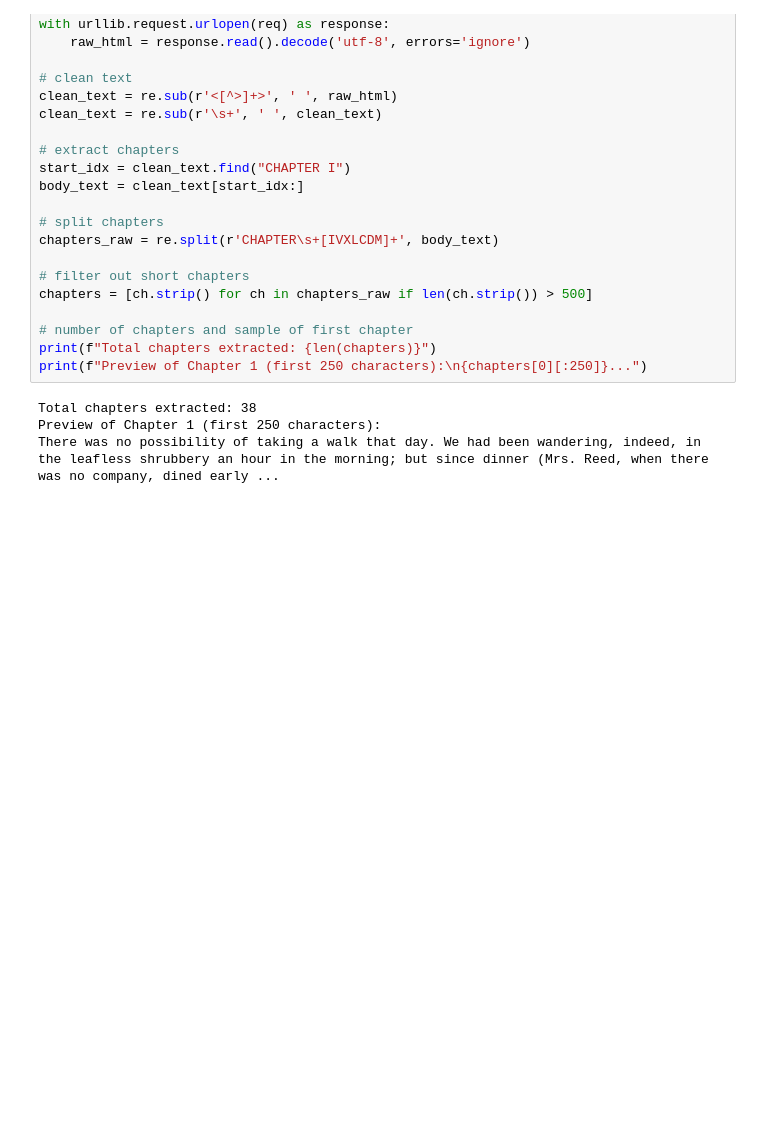
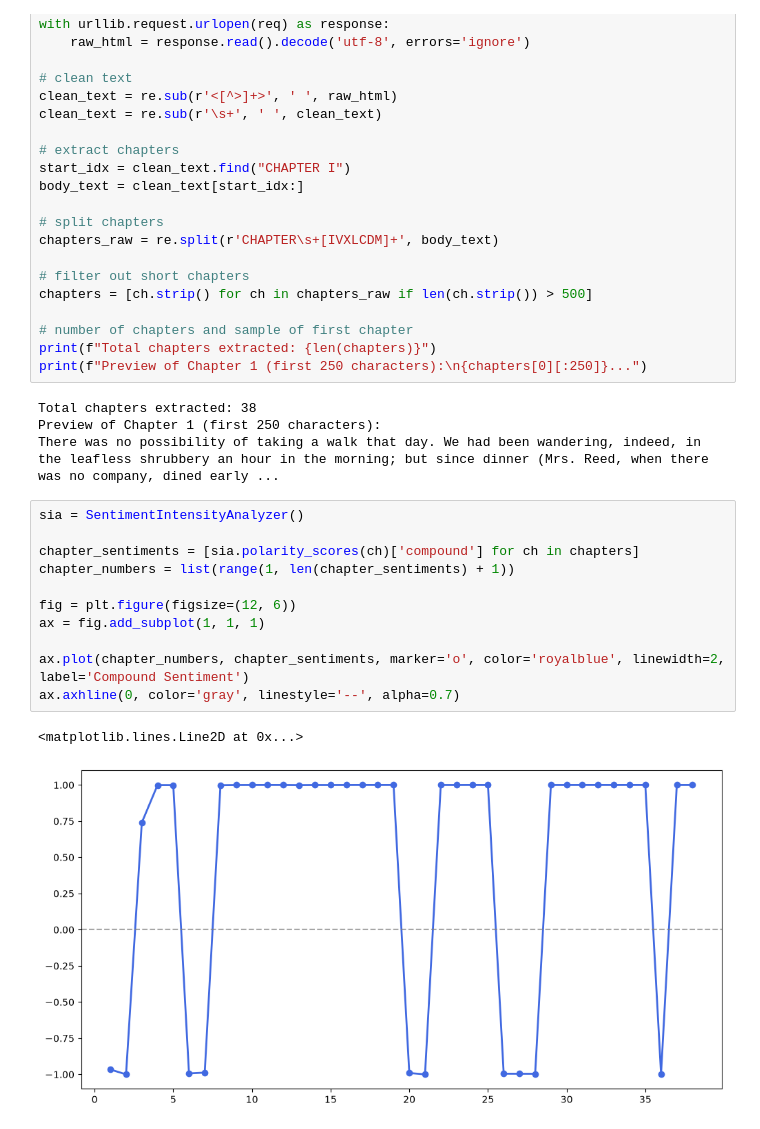
Before and after one commit to sramirez44/Assignment-6, a Jupyter notebook: Assignment6.ipynb, the cells around one changed output. Saved outputs shown, nothing was run; the diff lists cells and outputs as text; blank space fills up the shorter version.

Commit message:
create plot

```diff
--- a/Assignment6.ipynb
+++ b/Assignment6.ipynb
@@ -107,3 +107,17 @@ print(f"Preview of Chapter 1 (first 250 characters):\n{chapters[0][:250]}...")
 Total chapters extracted: 38
 Preview of Chapter 1 (first 250 characters):
 There was no possibility of taking a walk that day. We had been wandering, indeed, in the leafless shrubbery an hour in the morning; but since dinner (Mrs. Reed, when there was no company, dined early ...
+# %%
+sia = SentimentIntensityAnalyzer()
+
+chapter_sentiments = [sia.polarity_scores(ch)['compound'] for ch in chapters]
+chapter_numbers = list(range(1, len(chapter_sentiments) + 1))
+
+fig = plt.figure(figsize=(12, 6))
+ax = fig.add_subplot(1, 1, 1)
+
+ax.plot(chapter_numbers, chapter_sentiments, marker='o', color='royalblue', linewidth=2, label='Compound Sentiment')
+ax.axhline(0, color='gray', linestyle='--', alpha=0.7)
+# %% [output]
+<matplotlib.lines.Line2D at 0x...>
+[figure, added]
```
